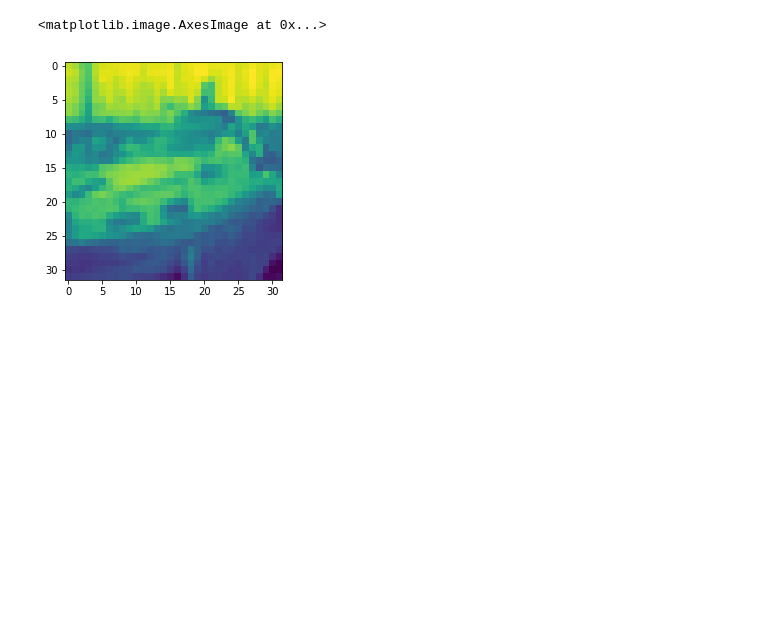
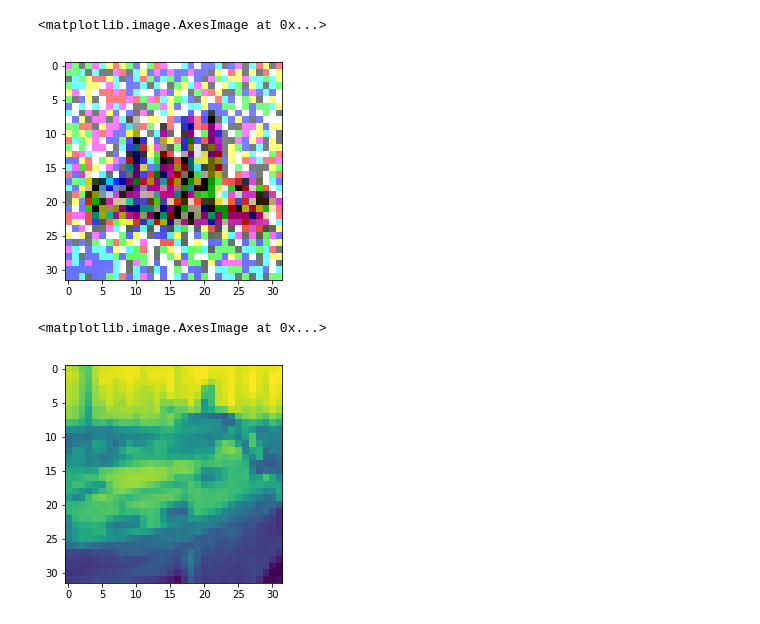
Before and after one commit to bhattg/Defense-against-adversarial-arts, a Jupyter notebook: FGSM_CIFAR.ipynb, the cells around one changed output. Saved outputs shown, nothing was run; the diff lists cells and outputs as text; code cells hidden in the pictures; blank space fills up the shorter version.

```diff
--- a/FGSM_CIFAR.ipynb
+++ b/FGSM_CIFAR.ipynb
@@ -122,14 +63,21 @@ class CIFAR10(nn.Module):
         self.layer3 = nn.Sequential(
         nn.Conv2d(in_channels=64, out_channels=128, kernel_size=(3, 3), stride=(1, 1), bias=False),
         nn.BatchNorm2d(num_features=128),
-        nn.MaxPool2d(kernel_size=(3,3)),
+        nn.MaxPool2d(kernel_size=(2, 2)),
+        nn.ReLU()
+        )
+
+        self.layer4 = nn.Sequential(
+        nn.Conv2d(in_channels=128, out_channels=200, kernel_size=(3, 3), stride=(1, 1), bias=False),
+        nn.BatchNorm2d(num_features=200),
         nn.ReLU()
         )
 
         self.fc1 = nn.Sequential(
-        nn.Linear(in_features=1152, out_features=512),
+        nn.Linear(in_features=800, out_features=512),
         nn.ReLU()
         )
+
         self.dropout1 = nn.Dropout(p=0.2)
 
         self.fc2 = nn.Sequential(
@@ -142,6 +90,7 @@ class CIFAR10(nn.Module):
         x = self.layer1(x)
         x = self.layer2(x)
         x = self.layer3(x)
+        x = self.layer4(x)
         x = x.reshape(x.shape[0], -1)
         x = self.fc1(x)
         x = self.dropout1(x)
@@ -172,4 +121,5 @@ Estimated Total Size (MB): 3.72
 # %%
 my_model = CIFAR10().to(device)
 criterion = nn.CrossEntropyLoss()
-optimizer = torch.optim.Adam(my_model.parameters(), lr=learning_rate)
+optimizer = torch.optim.Adam(my_model.parameters(), lr=0.01)
+print("Learning rate: ", learning_rate)
@@ -234 +260,7 @@ for param in my_model.parameters():
+# %%
+import matplotlib.pyplot as plt
+plt.imshow(copyOf_images[0].cpu().detach().permute(1, 2, 0))
+# %% [output]
+<matplotlib.image.AxesImage at 0x...>
+[figure, added]
 # %%
```
Also changed, not shown: parts of 9 cells of this notebook.
